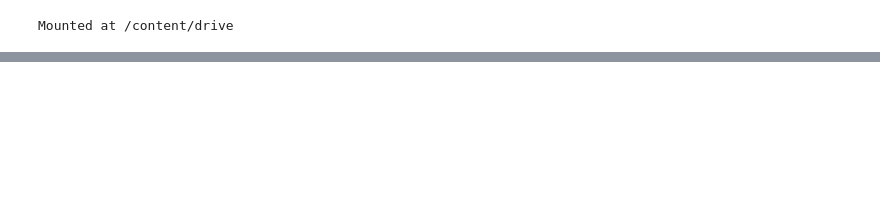
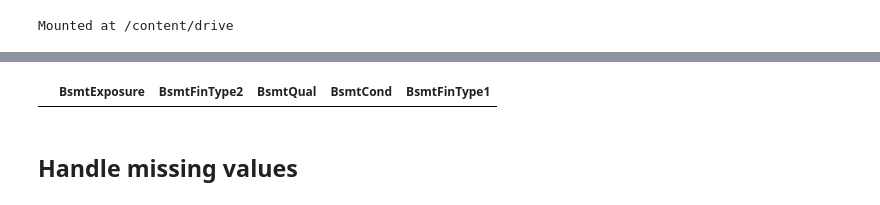
Before and after one commit to mim-1999/ames-housing-regression, a Jupyter notebook: Ames_Housing_EDA_LinearRegression.ipynb, the cells around one changed output, grey strips where cells are left out. Saved outputs shown, nothing was run; the diff lists cells and outputs as text; code cells hidden in the pictures; blank space fills up the shorter version.

```diff
--- a/Ames_Housing_EDA_LinearRegression.ipynb
+++ b/Ames_Housing_EDA_LinearRegression.ipynb
@@ -17,0 +101,8 @@ df.head()
+# %%
+basement_cols = ['BsmtExposure', 'BsmtFinType2', 'BsmtQual', 'BsmtCond', 'BsmtFinType1']
+#df[df[basement_cols].isnull().any(axis=1)][basement_cols]
+df.loc[df[basement_cols].isnull().any(axis=1),basement_cols]
+# %% [output]
+|  | BsmtExposure | BsmtFinType2 | BsmtQual | BsmtCond | BsmtFinType1 |
+# %% [markdown]
+## Handle missing values
```
Also changed, not shown: parts of 15 cells of this notebook.
